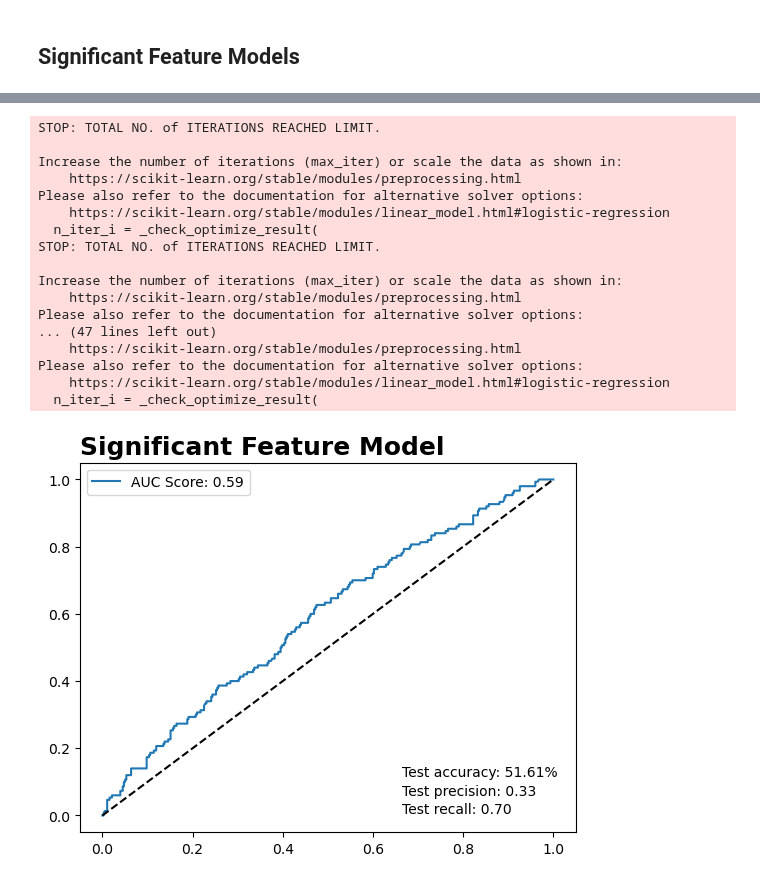
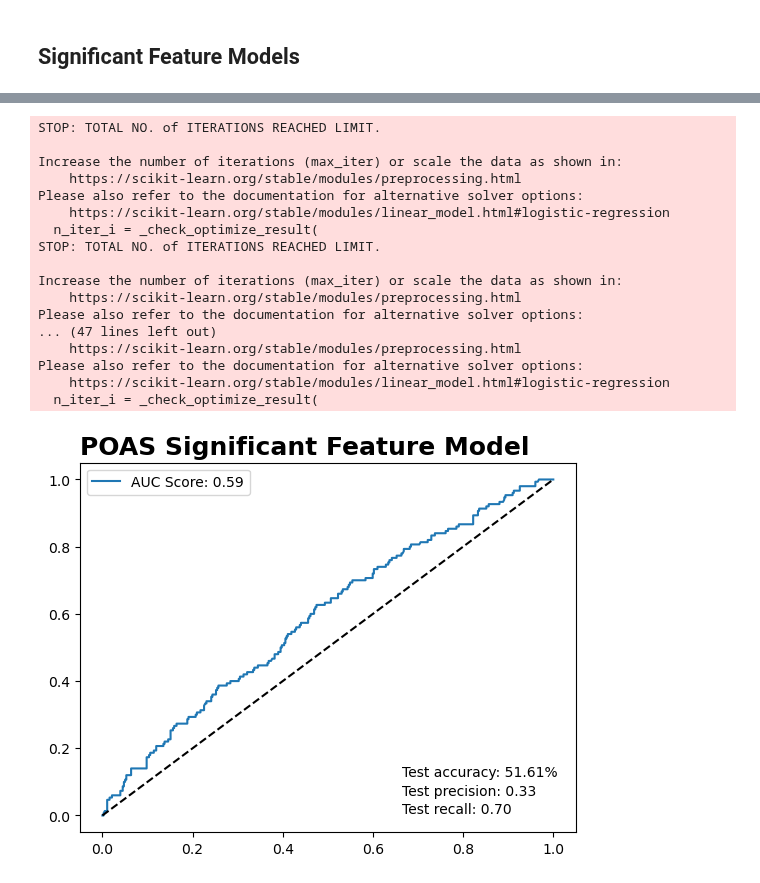
Before and after one commit to JaimeVRodriguez/psyop_selection_analysis, a Jupyter notebook: notebooks/eda.ipynb, the cells around one changed output, grey strips where cells are left out. Drawn from its saved outputs; the diff is of its cells as text; code cells hidden in the pictures.

Commit message:
finalize sig feature models

```diff
--- a/notebooks/eda.ipynb
+++ b/notebooks/eda.ipynb
@@ -223,24 +207,22 @@ poas2
-# %%
-refined_poas_split = functions.sig_feature_split(poas2, 'CODE')
-# %% [output]
-STOP: TOTAL NO. of ITERATIONS REACHED LIMIT.
-
-Increase the number of iterations (max_iter) or scale the data as shown in:
-    https://scikit-learn.org/stable/modules/preprocessing.html
-Please also refer to the documentation for alternative solver options:
-    https://scikit-learn.org/stable/modules/linear_model.html#logistic-regression
-  n_iter_i = _check_optimize_result(
-STOP: TOTAL NO. of ITERATIONS REACHED LIMIT.
-
-Increase the number of iterations (max_iter) or scale the data as shown in:
-    https://scikit-learn.org/stable/modules/preprocessing.html
-Please also refer to the documentation for alternative solver options:
-... (47 lines left out)
-    https://scikit-learn.org/stable/modules/preprocessing.html
-Please also refer to the documentation for alternative solver options:
-    https://scikit-learn.org/stable/modules/linear_model.html#logistic-regression
-  n_iter_i = _check_optimize_result(
 # %%
-refined_poas_model = models.regression_model(refined_poas_split[0], refined_poas_split[1], refined_poas_split[2], refined_poas_split[3], 'Significant Feature Model')
+refined_poas_split = functions.sig_feature_split(poas2, 'CODE')
+refined_poas_model = models.regression_model(refined_poas_split[0], refined_poas_split[1], refined_poas_split[2], refined_poas_split[3], 'POAS Significant Feature Model')
 # %% [output]
+STOP: TOTAL NO. of ITERATIONS REACHED LIMIT.
+
+Increase the number of iterations (max_iter) or scale the data as shown in:
+    https://scikit-learn.org/stable/modules/preprocessing.html
+Please also refer to the documentation for alternative solver options:
+    https://scikit-learn.org/stable/modules/linear_model.html#logistic-regression
+  n_iter_i = _check_optimize_result(
+STOP: TOTAL NO. of ITERATIONS REACHED LIMIT.
+
+Increase the number of iterations (max_iter) or scale the data as shown in:
+    https://scikit-learn.org/stable/modules/preprocessing.html
+Please also refer to the documentation for alternative solver options:
+... (47 lines left out)
+    https://scikit-learn.org/stable/modules/preprocessing.html
+Please also refer to the documentation for alternative solver options:
+    https://scikit-learn.org/stable/modules/linear_model.html#logistic-regression
+  n_iter_i = _check_optimize_result(
-[figure, old version]
+[figure, new version]
```
Also changed, not shown: parts of 4 cells of this notebook, 8 other files.
